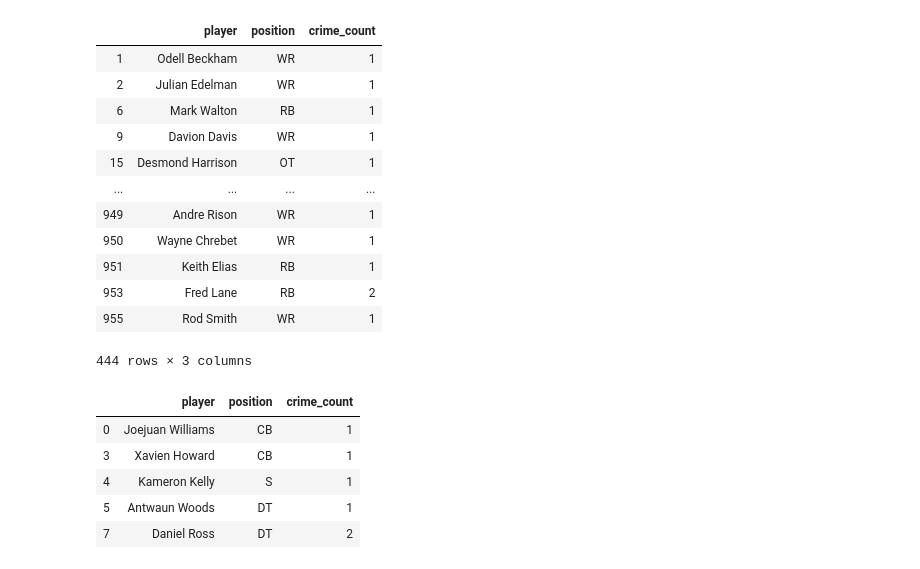
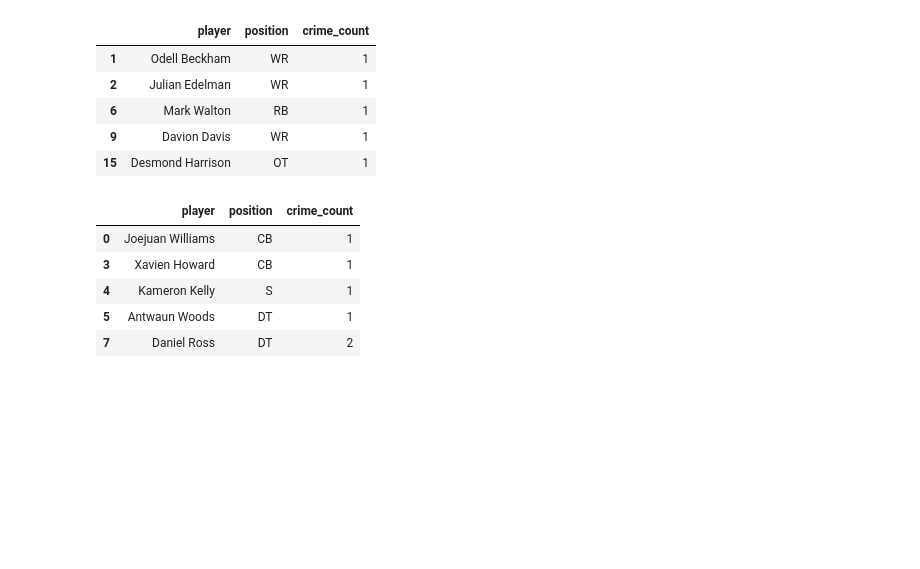
Before and after one commit to alecslaney/project2, a Jupyter notebook: Data Cleaning/Arrest Data Clean.ipynb, the cells around one changed output. Drawn from its saved outputs; the diff is of its cells as text; code cells hidden in the pictures; blank space fills up the shorter version.

```diff
--- a/Data Cleaning/Arrest Data Clean.ipynb
+++ b/Data Cleaning/Arrest Data Clean.ipynb
@@ -5,6 +4,6 @@ import pandas as pd
 # %%
 # Read in file
-file = "NFL Arrest CSV.csv"
+file = "Resources/NFL Arrest CSV.csv"
 df = pd.read_csv(file, encoding="ISO-8859-1")
 df.head(10) #956, 8
 # %% [output]
@@ -19,6 +18,8 @@ df.head(10) #956, 8
 | 7 | 11/6/2019 | DAL | Daniel Ross | DT | Arrested | Drugs, gun | Accused of marijuana possession a... | Resolution undetermined. |
 | 8 | 10/27/2019 | MIN | Jayron Kearse | S | Arrested | DUI, drugs | Accused of driving drunk in Minne... | Resolution undetermined. |
 | 9 | 10/26/2019 | MIN | Davion Davis | WR | Arrested | DUI | Pulled over for speeding in St. P... | Resolution undetermined. |
+# %%
+df.CATEGORY = df.CATEGORY.str.lower()
 # %%
 df[["Crime 1", "Crime 2", "Crime 3"]] = df.CATEGORY.str.split(",", expand=True)
 df["crime_list"] = df.CATEGORY.str.split(",")
@@ -57,21 +63,14 @@ offense = ['WR', 'RB', 'OT', 'TE', 'QB', 'OC', 'OG', 'FB', 'K', 'OL', 'C', 'P']
 defense = ['CB', 'S', 'DT', 'LB', 'DE', 'DB', 'DT']
 # %%
 offense_crime_df = df.loc[df.position.isin(offense), ["player", "position", "crime_count"]]
-offense_crime_df.to_csv('offense_crime.csv', index=False)
+offense_crime_df.to_csv('Resources/offense_crime.csv', index=False)
 offense_crime_df.head()
 # %% [output]
 |  | player | position | crime_count |
 | 1 | Odell Beckham | WR | 1 |
 | 2 | Julian Edelman | WR | 1 |
 | 6 | Mark Walton | RB | 1 |
 | 9 | Davion Davis | WR | 1 |
 | 15 | Desmond Harrison | OT | 1 |
-| ... | ... | ... | ... |
-| 949 | Andre Rison | WR | 1 |
-| 950 | Wayne Chrebet | WR | 1 |
-| 951 | Keith Elias | RB | 1 |
-| 953 | Fred Lane | RB | 2 |
-| 955 | Rod Smith | WR | 1 |
-444 rows × 3 columns
 # %%
 defense_crime_df = df.loc[df.position.isin(defense), ["player", "position", "crime_count"]]
```
Also changed, not shown: parts of 5 cells of this notebook, 11 other files.
